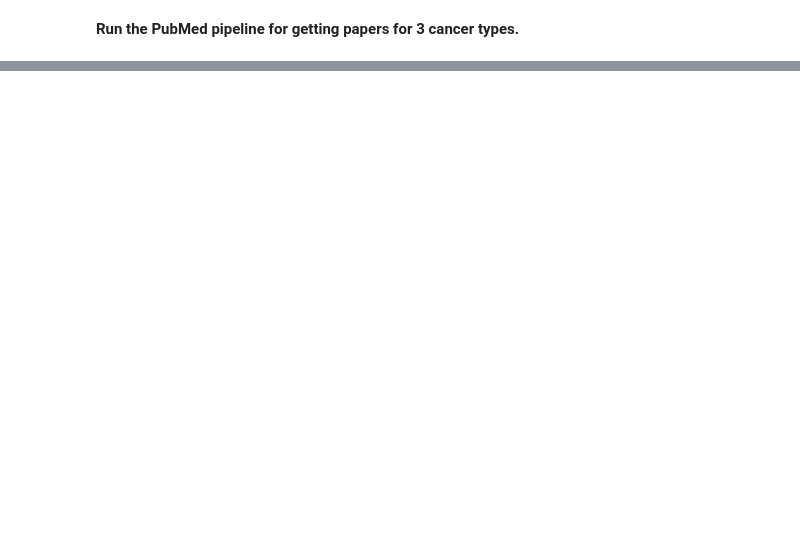
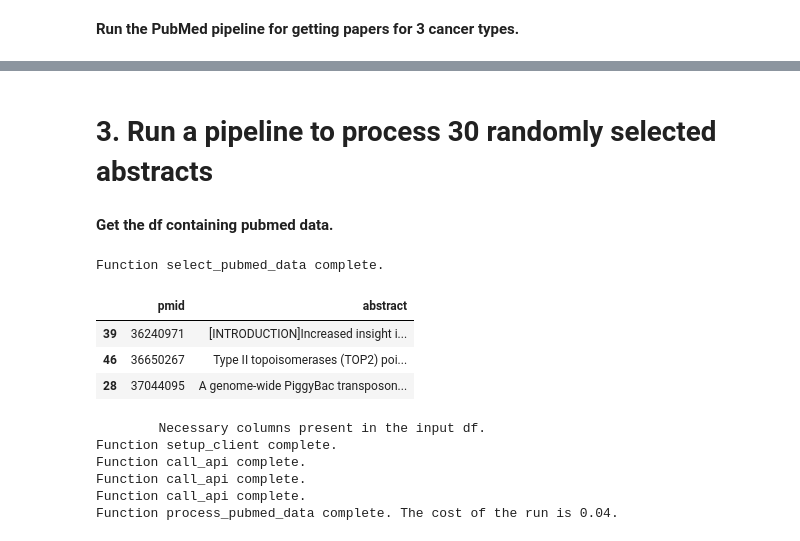
Before and after one commit to mparikh20/gen_ai_gh, a Jupyter notebook: notebooks/ner_pubmed_llm.ipynb, the cells around one changed output, grey strips where cells are left out. Saved outputs shown, nothing was run; the diff lists cells and outputs as text; code cells hidden in the pictures; blank space fills up the shorter version.

Commit message:
Able to successfully test 3 abstracts processed with the API.

```diff
--- a/notebooks/ner_pubmed_llm.ipynb
+++ b/notebooks/ner_pubmed_llm.ipynb
@@ -129,0 +197,34 @@ final_df.to_csv(pubmed_output,index=False)
+# %% [markdown]
+# 3. Run a pipeline to process 30 randomly selected abstracts
+# %% [markdown]
+**Get the df containing pubmed data.**
+# %%
+df = pd.read_csv(pubmed_output)
+# %%
+df1 = openai_api.select_pubmed_data(data_df=df,
+                                    cols=['pmid','abstract'],
+                                    num_rows=3,
+                                    random_state=1)
+# %% [output]
+Function select_pubmed_data complete.
+# %%
+df1
+# %% [output]
+|  | pmid | abstract |
+| 39 | 36240971 | [INTRODUCTION]Increased insight i... |
+| 46 | 36650267 | Type II topoisomerases (TOP2) poi... |
+| 28 | 37044095 | A genome-wide PiggyBac transposon... |
+# %%
+completions = openai_api.process_pubmed_data(system_path=system_path,
+                                  user_path=user_path,
+                                  data_df1=df1,
+                                  openai_key_path=openai_key_path,
+                                  seed=1,
+                                  temperature=0.0)
+# %% [output]
+        Necessary columns present in the input df.
+Function setup_client complete.
+Function call_api complete.
+Function call_api complete.
+Function call_api complete.
+Function process_pubmed_data complete. The cost of the run is 0.04.
```
Also changed, not shown: parts of 46 cells of this notebook.
